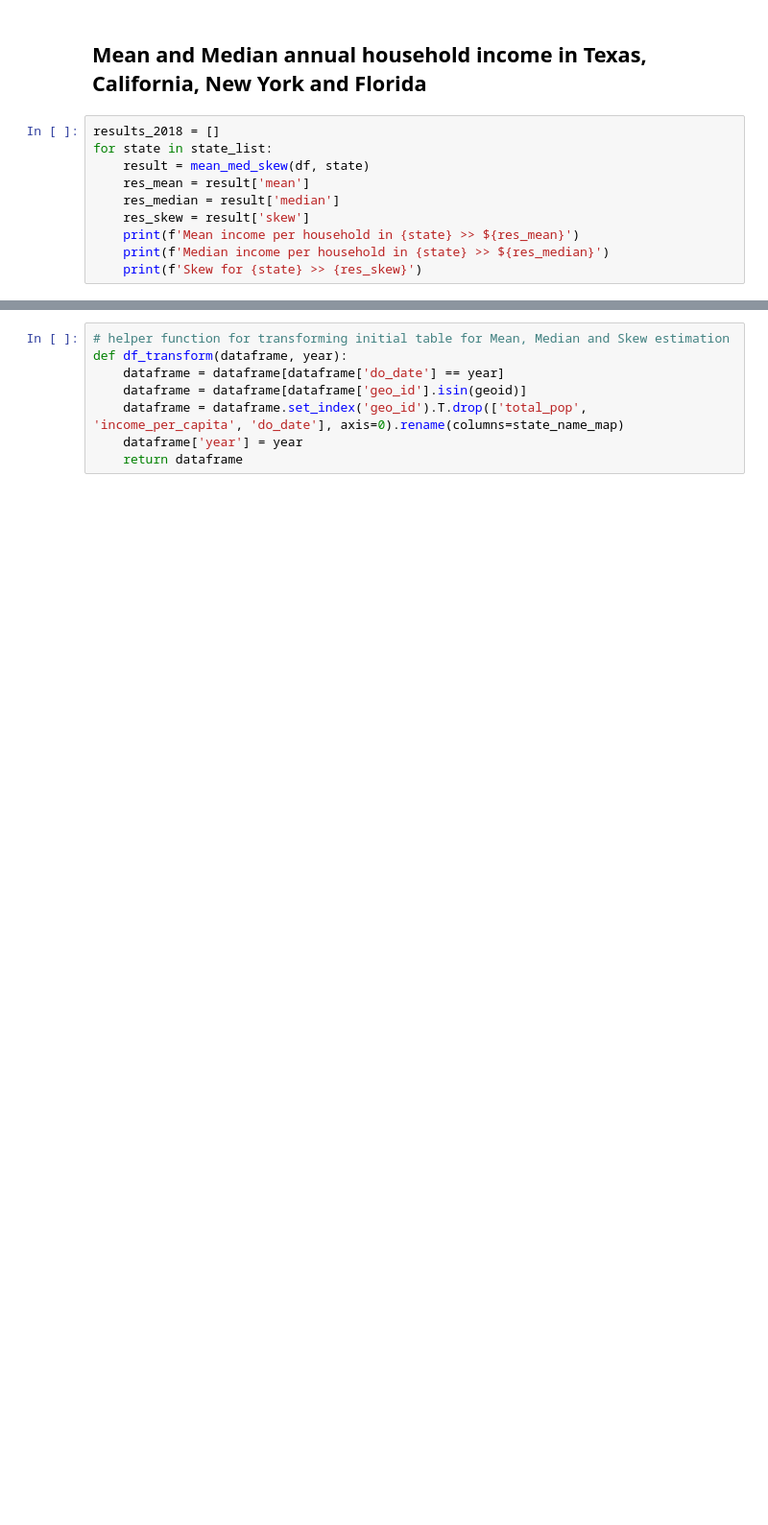
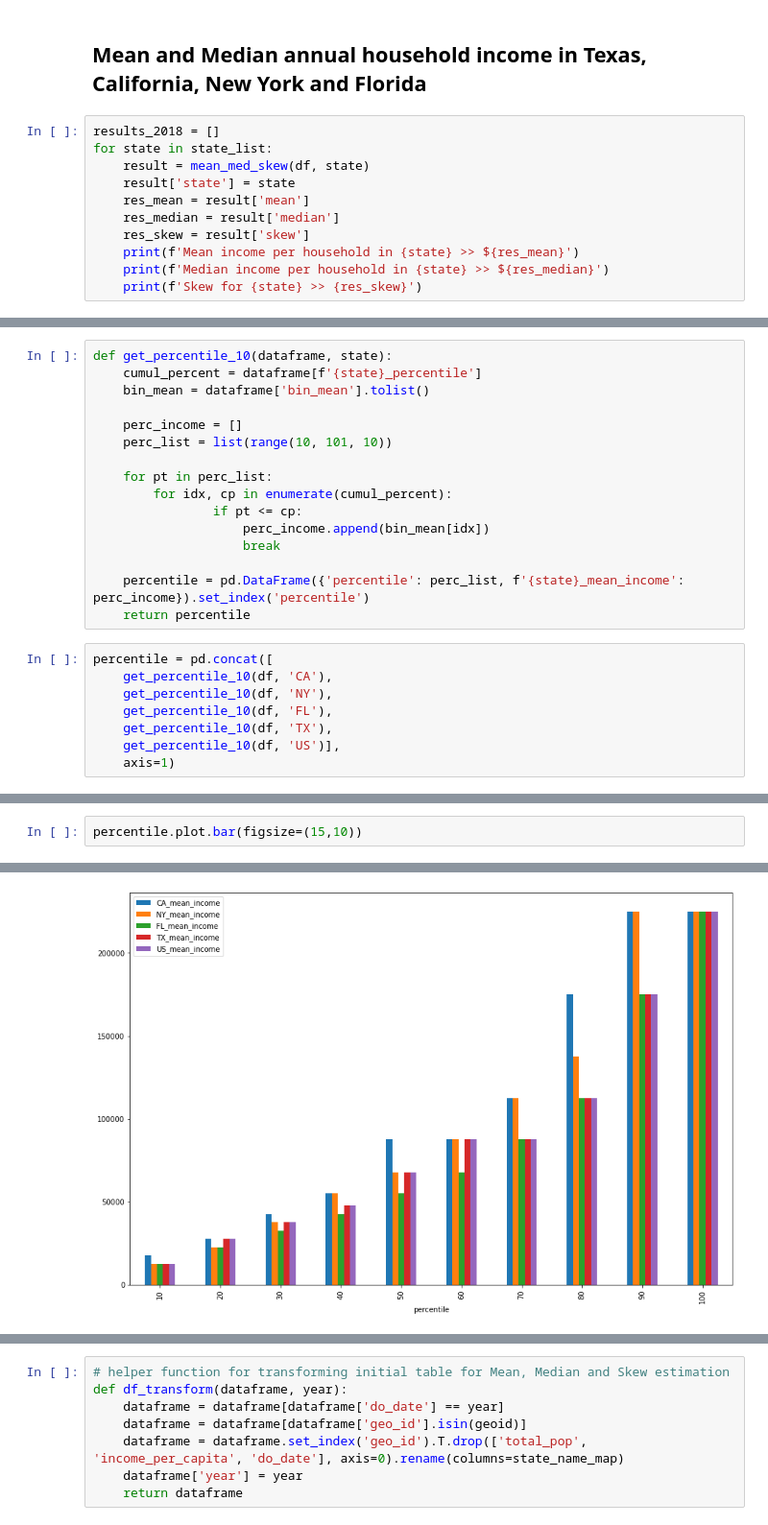
Before and after one commit to EugeniaDickson/zillow_rent_index, a Jupyter notebook: Jane/sql_problem_solutions.ipynb, the cells around one changed output, grey strips where cells are left out. Shown at 96% size. Cells and saved outputs as stored; diff of their text form; blank space fills up the shorter version.

```diff
--- a/Jane/sql_problem_solutions.ipynb
+++ b/Jane/sql_problem_solutions.ipynb
@@ -151,6 +103,7 @@ def mean_med_skew(dataframe, state_abbrev):
 results_2018 = []
 for state in state_list:
     result = mean_med_skew(df, state)
+    result['state'] = state
     res_mean = result['mean']
     res_median = result['median']
     res_skew = result['skew']
@@ -182 +137,25 @@ df[hist_cols+['index']].set_index('index').plot.bar(figsize=(20,10))
+# %%
+def get_percentile_10(dataframe, state):
+    cumul_percent = dataframe[f'{state}_percentile']
+    bin_mean = dataframe['bin_mean'].tolist()
+
+    perc_income = []
+    perc_list = list(range(10, 101, 10))
+
+    for pt in perc_list:
+        for idx, cp in enumerate(cumul_percent):
+                if pt <= cp:
+                    perc_income.append(bin_mean[idx])
+                    break
+
+    percentile = pd.DataFrame({'percentile': perc_list, f'{state}_mean_income': perc_income}).set_index('percentile')
+    return percentile
+# %%
+percentile = pd.concat([
+    get_percentile_10(df, 'CA'),
+    get_percentile_10(df, 'NY'),
+    get_percentile_10(df, 'FL'),
+    get_percentile_10(df, 'TX'),
+    get_percentile_10(df, 'US')],
+    axis=1)
 # %% [markdown]
@@ -191,0 +178,3 @@ df[percent_cols+['index']].set_index('index').plot.bar(figsize=(20,10))
+# %%
+percentile.plot.bar(figsize=(15,10))
+# %% [output]
@@ -192,2 +182,3 @@ df[percent_cols+['index']].set_index('index').plot.bar(figsize=(20,10))
+[figure, added]
 # %%
 df1 = pd.read_csv('../../data/census_bureau_acs_2013-2018.csv')
```
Also changed, not shown: parts of 24 cells of this notebook.
